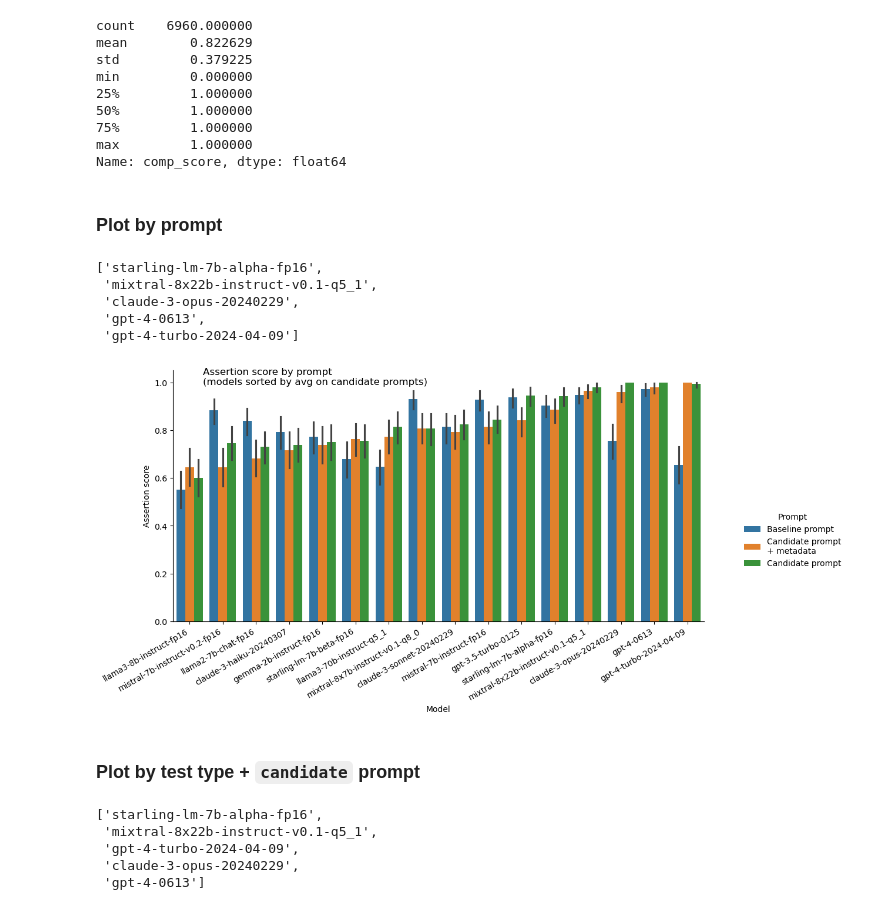
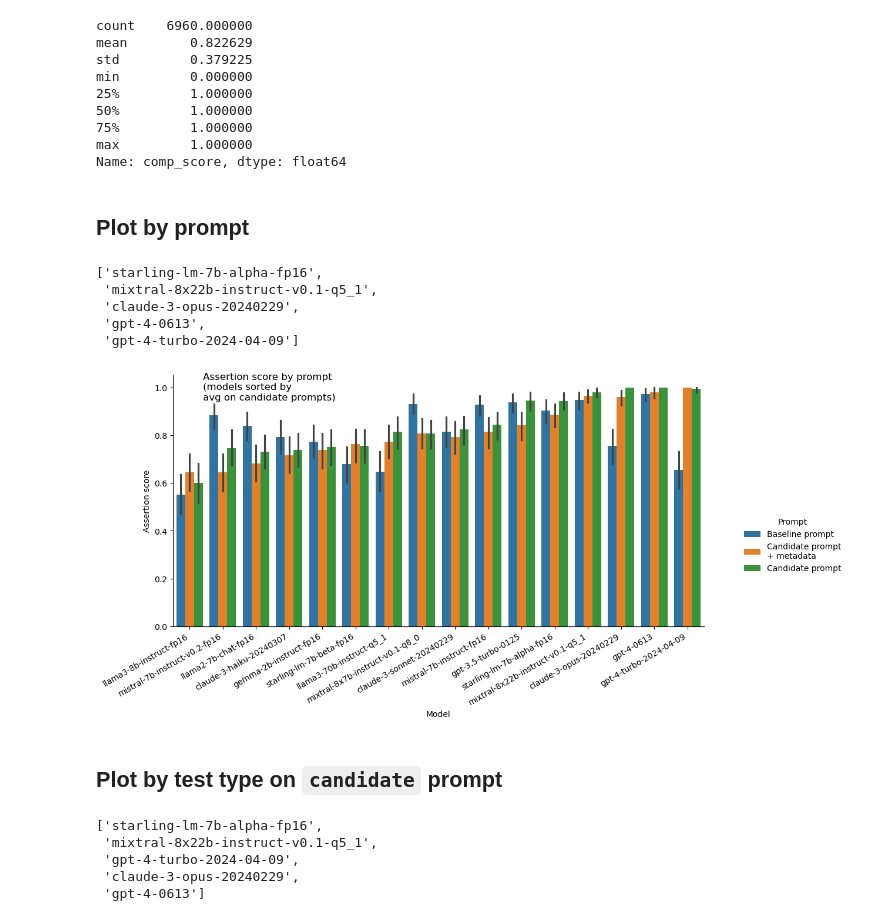
Before and after one commit to pivlab/manubot-ai-editor-evals, a Jupyter notebook: nbs/section_summary/02-introduction.ipynb, the cells around one changed output. Cells and saved outputs as stored; diff of their text form; code cells hidden in the pictures.

```diff
--- a/nbs/section_summary/02-introduction.ipynb
+++ b/nbs/section_summary/02-introduction.ipynb
@@ -1059,7 +1068,7 @@ df.apply(lambda x: x["score_avg"] / MAX_SCORE[x["test_description"]], axis=1)
 Length: 6960, dtype: float64
 # %%
 df = df.assign(
-    score_std=df.apply(
+    score_avg=df.apply(
         lambda x: x["score_avg"] / MAX_SCORE[x["test_description"]], axis=1
     )
 )
@@ -1114,7 +1123,7 @@ Name: score_std, dtype: float64
 # sort models by score_avg in candidate prompts only (not baseline)
 sorted_models = (
     df[df["prompt"].isin(("candidate", "candidate_with_metadata"))]
-    .groupby("model")["score_std"]
+    .groupby("model")["score_avg"]
     .mean()
     .sort_values()
     .index.get_level_values("model")
@@ -1133,7 +1142,7 @@ sorted_models[-5:]
 g = sns.catplot(
     data=df,
     x="model",
-    y="score_std",
+    y="score_avg",
     hue="prompt",
     hue_order=["baseline", "candidate_with_metadata", "candidate"],
     kind="bar",
@@ -1274,7 +1283,7 @@ min         0.000000
 max         1.000000
 Name: comp_score, dtype: float64
 # %% [markdown]
-### Plot by prompt
+## Plot by prompt
 # %%
 # sort models by comp_score in candidate prompts only (not baseline)
 sorted_models = (
@@ -1297,31 +1306,31 @@ sorted_models[-5:]
 # %%
 g = sns.catplot(
     data=df,
     x="model",
     y="comp_score",
     hue="prompt",
     hue_order=["baseline", "candidate_with_metadata", "candidate"],
     kind="bar",
     order=sorted_models,
     # errorbar=None,
     aspect=2,
 )
 g.fig.suptitle(
-    "Assertion score by prompt\n(models sorted by avg on candidate prompts)",
+    "Assertion score by prompt\n(models sorted by\navg on candidate prompts)",
     ha="left",
     x=0.11,
 )
 g.set_xticklabels(rotation=30, ha="right")
 g.set(xlabel="Model", ylabel="Assertion score")
 
 g._legend.set_title("Prompt")
 new_labels = ["Baseline prompt", "Candidate prompt\n+ metadata", "Candidate prompt"]
 for t, l in zip(g._legend.texts, new_labels):
     t.set_text(l)
 # %% [output]
-[figure, old version]
+[figure, new version]
 # %% [markdown]
-### Plot by test type + `candidate` prompt
+## Plot by test type on `candidate` prompt
 # %%
 # sort models by score_avg in candidate prompts only (not baseline)
 sorted_models = (
```
Also changed, not shown: parts of 26 cells of this notebook, 7 other files.
